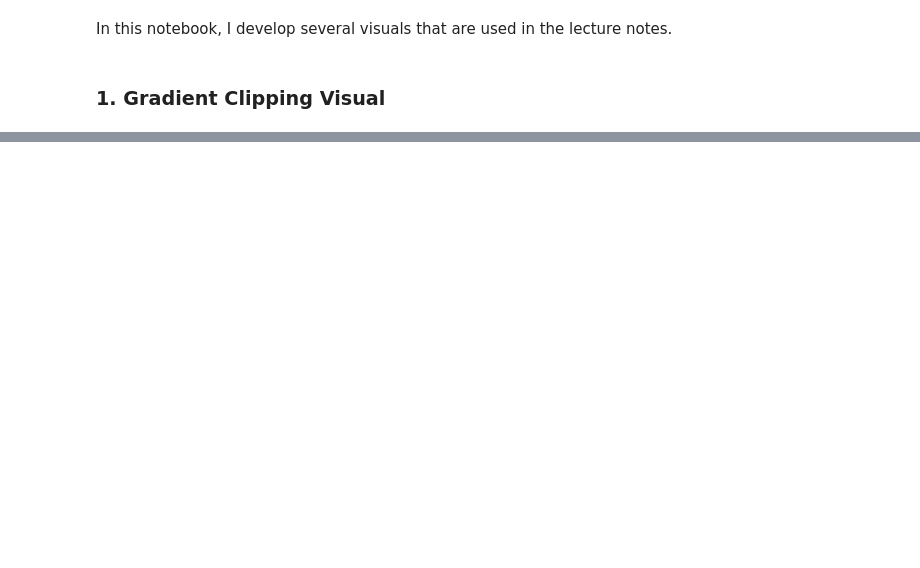
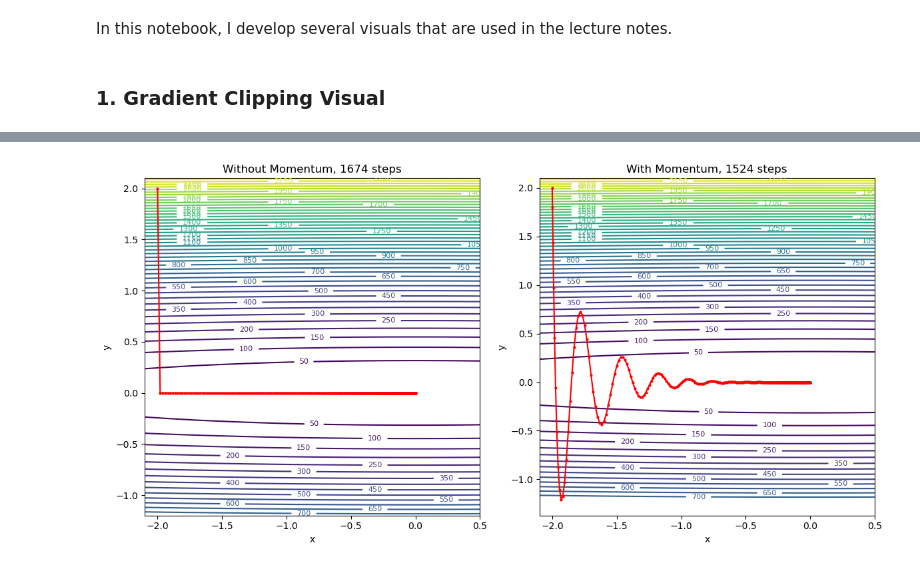
Before and after one commit to Lorenc1o/BDMA_Notes, a Jupyter notebook: Paris-Saclay/Machine-Learning/LectureNotes/source/visuals/visuals.ipynb, the cells around one changed output, grey strips where cells are left out. Cells and saved outputs as stored; diff of their text form; code cells hidden in the pictures; blank space fills up the shorter version.

```diff
--- a/Paris-Saclay/Machine-Learning/LectureNotes/source/visuals/visuals.ipynb
+++ b/Paris-Saclay/Machine-Learning/LectureNotes/source/visuals/visuals.ipynb
@@ -45,0 +51,79 @@ OverflowError: (34, 'Numerical result out of range')
+# %%
+# Define the function and its gradient
+def f(x, y, a=10, b=1000):
+    return 1/2 * (a*x**2 + b*y**2)
+
+def df(x, y, a=10, b=1000):
+    return np.array([a*x, b*y])
+
+# Initialize parameters for the gradient descent
+params = np.array([-2.0, 2.0])  # Starting point for the descent
+learning_rate = 1/1000  # Learning rate
+momentum = 0.9  # Momentum factor
+
+# Lists to store the paths of the descent
+path_without_momentum = [params]
+path_with_momentum = [params]
+
+# Simulate gradient descent without momentum
+eps = 1e-6
+error = 1
+n_steps_without_momentum = 0
+while error > eps:
+    grad = df(params[0], params[1])
+    params = params - learning_rate * grad
+    path_without_momentum.append(params.copy())
+    error = np.linalg.norm(grad)
+    n_steps_without_momentum += 1
+
+# Reset the parameters for the descent with momentum
+params = np.array([-2.0, 2.0])
+velocity = np.array([0, 0])
+
+# Simulate gradient descent with momentum
+eps = 1e-6
+error = 1
+n_steps_with_momentum = 0
+while error > eps:
+    grad = df(params[0], params[1])
+    velocity = momentum * velocity + (1-momentum) * grad
+    params = params - learning_rate * velocity
+    path_with_momentum.append(params.copy())
+    error = np.linalg.norm(velocity)
+    n_steps_with_momentum += 1
+
+# Convert the paths to arrays for easier plotting
+path_without_momentum = np.array(path_without_momentum)
+path_with_momentum = np.array(path_with_momentum)
+
+# Create a grid of points for the contour plot
+x_values = np.linspace(-2.1, 0.5, 100)
+y_values = np.linspace(-1.2, 2.1, 100)
+x_grid, y_grid = np.meshgrid(x_values, y_values)
+z_grid = f(x_grid, y_grid)
+
+# Plot the contour plot and the paths
+plt.figure(figsize=(12, 6))
+
+# Without Momentum
+plt.subplot(1, 2, 1)
+contours = plt.contour(x_grid, y_grid, z_grid, levels=50, cmap='viridis')
+plt.clabel(contours, inline=True, fontsize=8)
+plt.plot(path_without_momentum[:, 0], path_without_momentum[:, 1], 'r-o', label='Path without Momentum', markersize=2)
+plt.title('Without Momentum, {} steps'.format(n_steps_without_momentum))
+plt.xlabel('x')
+plt.ylabel('y')
+
+# With Momentum
+plt.subplot(1, 2, 2)
+contours = plt.contour(x_grid, y_grid, z_grid, levels=50, cmap='viridis')
+plt.clabel(contours, inline=True, fontsize=8)
+plt.plot(path_with_momentum[:, 0], path_with_momentum[:, 1], 'r-o', label='Path with Momentum', markersize=2)
+plt.title('With Momentum, {} steps'.format(n_steps_with_momentum))
+plt.xlabel('x')
+plt.ylabel('y')
+
+plt.tight_layout()
+plt.show()
+# %% [output]
+[figure, added]
```
Also changed, not shown: parts of 4 cells of this notebook, 24 other files.
